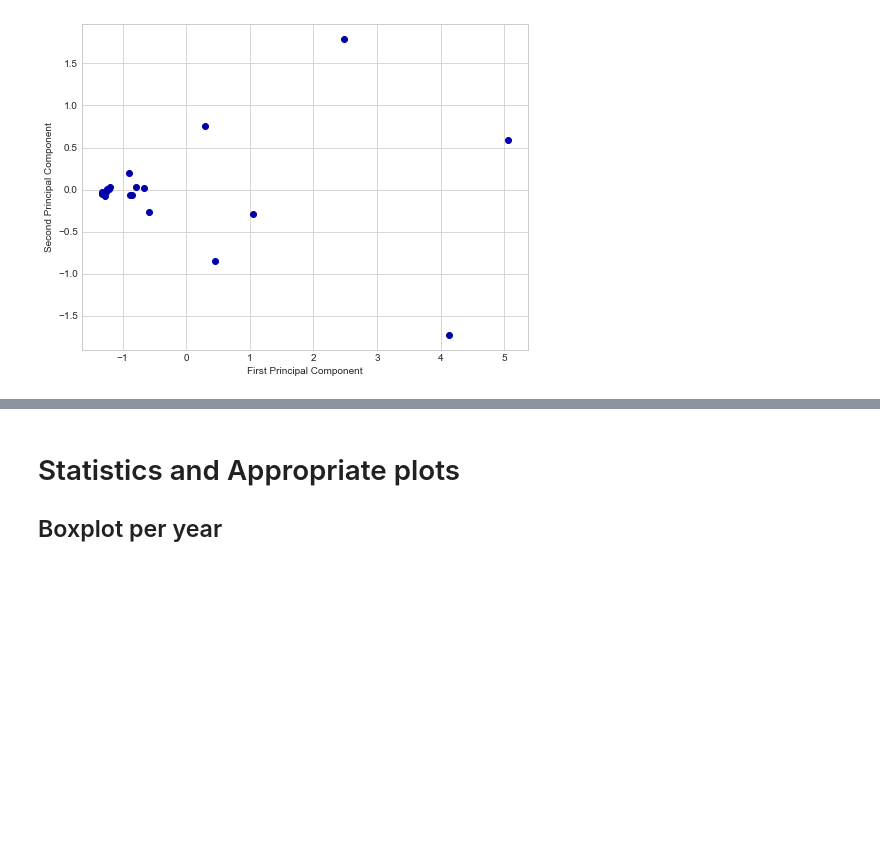
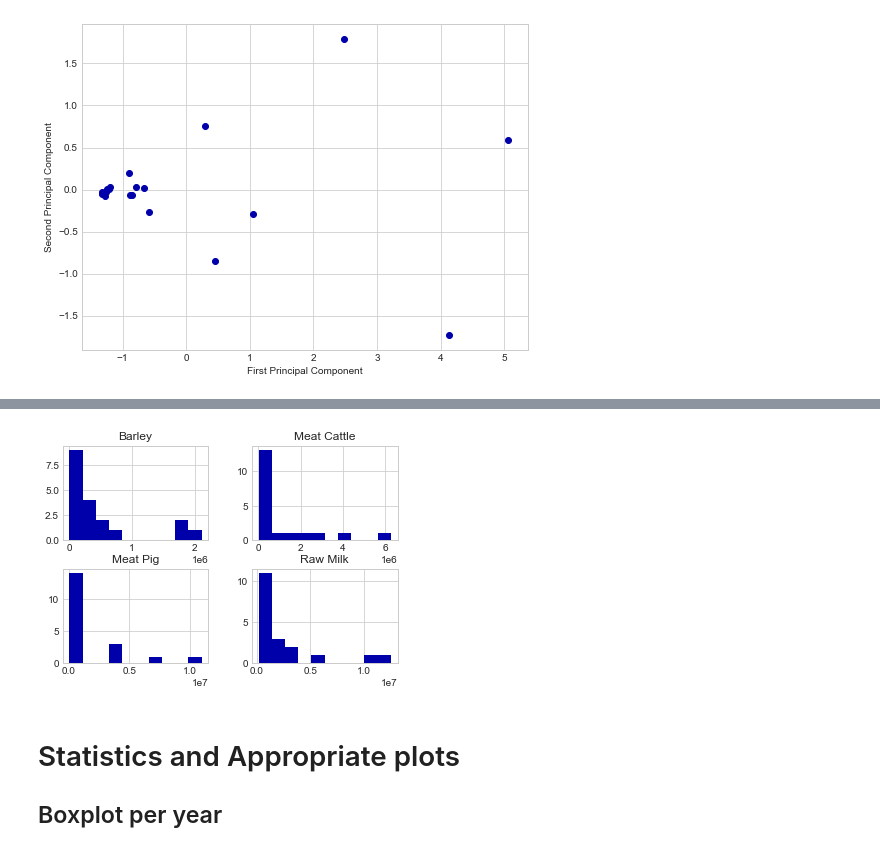
Before and after one commit to jaderleonardo/CA2_Project, a Jupyter notebook: FA_Prod_and_Pop_European.ipynb, the cells around one changed output, grey strips where cells are left out. Drawn from its saved outputs; the diff is of its cells as text; code cells hidden in the pictures; blank space fills up the shorter version.

```diff
--- a/FA_Prod_and_Pop_European.ipynb
+++ b/FA_Prod_and_Pop_European.ipynb
@@ -797,3 +805,8 @@ sns.heatmap(df_comp)
+# %%
+df_prod20.hist()
+plt.show()
+# %% [output]
+[figure, added]
 # %% [markdown]
 # Statistics and Appropriate plots
 
```
Also changed, not shown: parts of 22 cells of this notebook, 5 other files.
